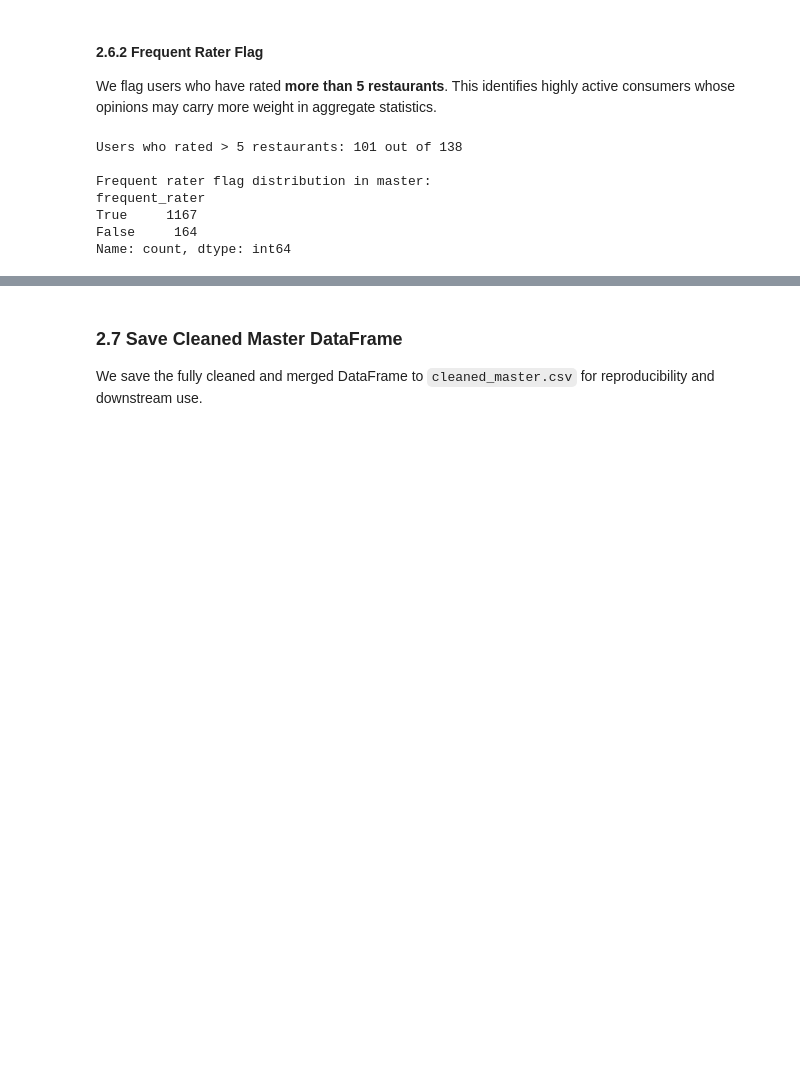
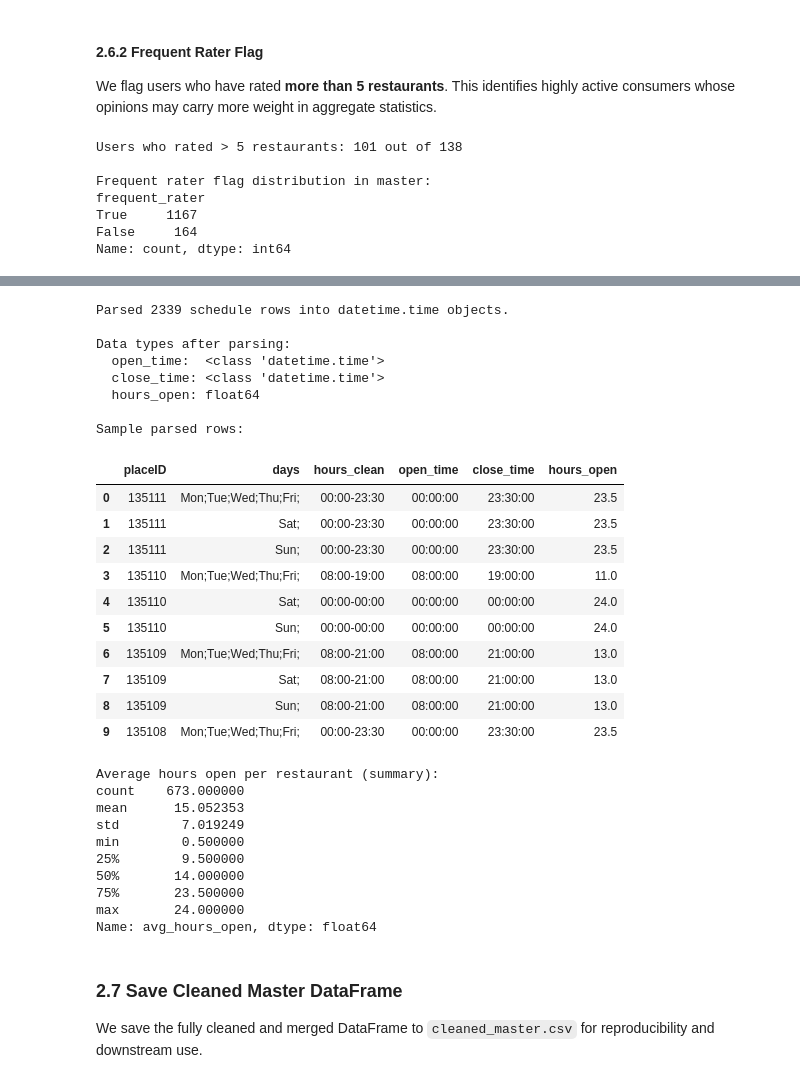
Before and after one commit to SharvariMhatre/STAT_650_Midterm, a Jupyter notebook: STAT650_Midterm.ipynb, the cells around one changed output, grey strips where cells are left out. Cells and saved outputs as stored; diff of their text form; code cells hidden in the pictures; blank space fills up the shorter version.

```diff
--- a/STAT650_Midterm.ipynb
+++ b/STAT650_Midterm.ipynb
@@ -463,3 +510,73 @@ Name: count, dtype: int64
+# %%
+from datetime import datetime as dt_class, timedelta
+
+# Parse hours column: "HH:MM-HH:MM;" -> open_time, close_time, hours_open
+hours_df = chefmoz_hours.copy()
+hours_df['hours_clean'] = hours_df['hours'].str.replace(';', '').str.strip()
+
+def parse_time_range(s):
+    try:
+        parts = s.split('-')
+        open_t  = dt_class.strptime(parts[0].strip(), '%H:%M')
+        close_t = dt_class.strptime(parts[1].strip(), '%H:%M')
+        if close_t <= open_t:
+            diff = (close_t + timedelta(days=1)) - open_t
+        else:
+            diff = close_t - open_t
+        return pd.Series({
+            'open_time':  open_t.time(),
+            'close_time': close_t.time(),
+            'hours_open': diff.total_seconds() / 3600
+        })
+    except Exception:
+        return pd.Series({'open_time': pd.NaT, 'close_time': pd.NaT, 'hours_open': np.nan})
+
+parsed = hours_df['hours_clean'].apply(parse_time_range)
+hours_df = pd.concat([hours_df, parsed], axis=1)
+
+print(f'Parsed {len(hours_df)} schedule rows into datetime.time objects.')
+print(f'\nData types after parsing:')
+print(f'  open_time:  {type(hours_df["open_time"].dropna().iloc[0])}')
+print(f'  close_time: {type(hours_df["close_time"].dropna().iloc[0])}')
+print(f'  hours_open: {hours_df["hours_open"].dtype}')
+print(f'\nSample parsed rows:')
+display(hours_df[['placeID', 'days', 'hours_clean', 'open_time', 'close_time', 'hours_open']].head(10))
+
+# Summarize: average hours open per restaurant
+avg_hours = hours_df.groupby('placeID')['hours_open'].mean().reset_index()
+avg_hours.columns = ['placeID', 'avg_hours_open']
+print(f'\nAverage hours open per restaurant (summary):')
+print(avg_hours['avg_hours_open'].describe())
+# %% [output]
+Parsed 2339 schedule rows into datetime.time objects.
+
+Data types after parsing:
+  open_time:  <class 'datetime.time'>
+  close_time: <class 'datetime.time'>
+  hours_open: float64
+
+Sample parsed rows:
+|  | placeID | days | hours_clean | open_time | close_time | hours_open |
+| 0 | 135111 | Mon;Tue;Wed;Thu;Fri; | 00:00-23:30 | 00:00:00 | 23:30:00 | 23.5 |
+| 1 | 135111 | Sat; | 00:00-23:30 | 00:00:00 | 23:30:00 | 23.5 |
+| 2 | 135111 | Sun; | 00:00-23:30 | 00:00:00 | 23:30:00 | 23.5 |
+| 3 | 135110 | Mon;Tue;Wed;Thu;Fri; | 08:00-19:00 | 08:00:00 | 19:00:00 | 11.0 |
+| 4 | 135110 | Sat; | 00:00-00:00 | 00:00:00 | 00:00:00 | 24.0 |
+| 5 | 135110 | Sun; | 00:00-00:00 | 00:00:00 | 00:00:00 | 24.0 |
+| 6 | 135109 | Mon;Tue;Wed;Thu;Fri; | 08:00-21:00 | 08:00:00 | 21:00:00 | 13.0 |
+| 7 | 135109 | Sat; | 08:00-21:00 | 08:00:00 | 21:00:00 | 13.0 |
+| 8 | 135109 | Sun; | 08:00-21:00 | 08:00:00 | 21:00:00 | 13.0 |
+| 9 | 135108 | Mon;Tue;Wed;Thu;Fri; | 00:00-23:30 | 00:00:00 | 23:30:00 | 23.5 |
+Average hours open per restaurant (summary):
+count    673.000000
+mean      15.052353
+std        7.019249
+min        0.500000
+25%        9.500000
+50%       14.000000
+75%       23.500000
+max       24.000000
+Name: avg_hours_open, dtype: float64
 # %% [markdown]
 ### 2.7 Save Cleaned Master DataFrame
 
```
Also changed, not shown: parts of 14 cells of this notebook, 1 other file.
